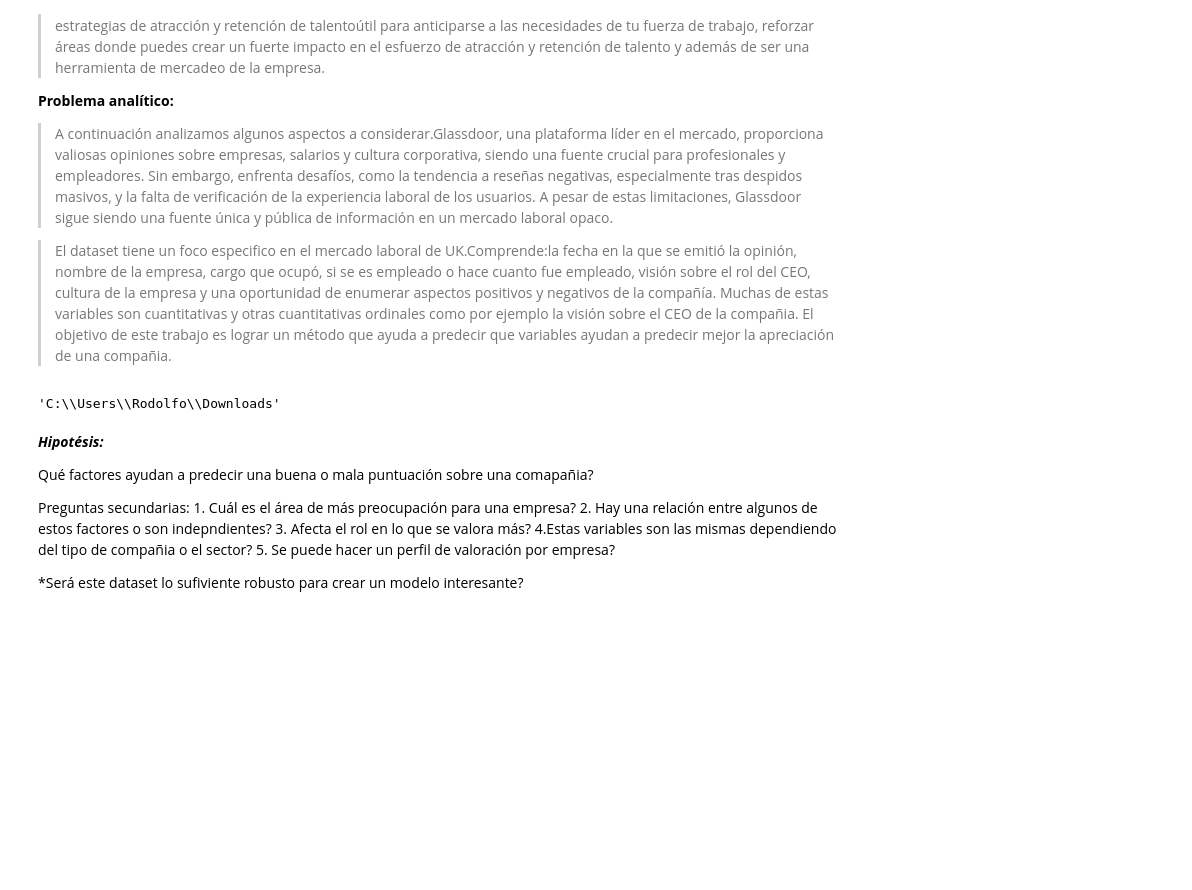
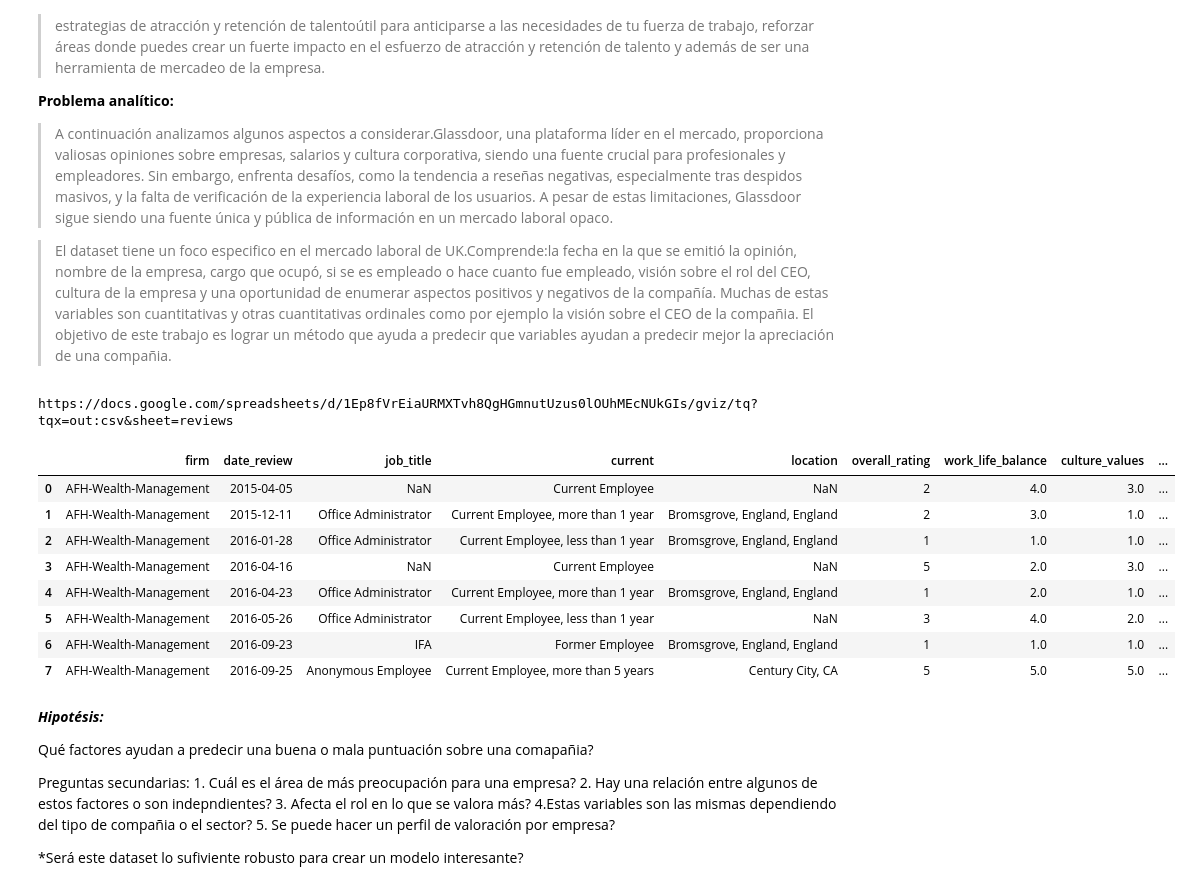
Before and after one commit to rodolforojasd/Proyecto, a Jupyter notebook: ProyectoDS_ParteII_+Rojas.ipynb, the cells around one changed output. Saved outputs shown, nothing was run; the diff lists cells and outputs as text; code cells hidden in the pictures; blank space fills up the shorter version.

```diff
--- a/ProyectoDS_ParteII_+Rojas.ipynb
+++ b/ProyectoDS_ParteII_+Rojas.ipynb
@@ -37,8 +31,3 @@ Estos análisis pueden ayudar a las empresas a anticipar problemas, mejorar la r
 >A continuación analizamos algunos aspectos a considerar.Glassdoor, una plataforma líder en el mercado, proporciona valiosas opiniones sobre empresas, salarios y cultura corporativa, siendo una fuente crucial para profesionales y empleadores. Sin embargo, enfrenta desafíos, como la tendencia a reseñas negativas, especialmente tras despidos masivos, y la falta de verificación de la experiencia laboral de los usuarios. A pesar de estas limitaciones, Glassdoor sigue siendo una fuente única y pública de información en un mercado laboral opaco.
 
 >El dataset tiene un foco especifico en el mercado laboral de UK.Comprende:la fecha en la que se emitió la opinión, nombre de la empresa,  cargo que ocupó, si se es empleado o hace cuanto fue empleado, visión sobre el rol del CEO, cultura de la empresa y una oportunidad de enumerar aspectos positivos y negativos de la compañía. Muchas de estas variables son cuantitativas y otras cuantitativas ordinales como por ejemplo la visión sobre el CEO de la compañia. El objetivo de este trabajo es lograr un método que ayuda a predecir que variables ayudan a predecir mejor la apreciación de una compañia.
-# %%
-os.chdir("C:/Users/Rodolfo/Downloads")
-os.getcwd()
-# %% [output]
-'C:\\Users\\Rodolfo\\Downloads'
@@ -48,3 +34,44 @@ industries = read_csv('firms&industries.csv')
+# %%
+# os.chdir("C:/Users/Rodolfo/Downloads")
+# os.getcwd()
+
+# glassdoor_reviews:
+
+googleSheetId = '1Ep8fVrEiaURMXTvh8QgHGmnutUzus0lOUhMEcNUkGIs'
+workSheetName = 'reviews'
+
+url ='https://docs.google.com/spreadsheets/d/{0}/gviz/tq?tqx=out:csv&sheet={1}'.format(
+    googleSheetId,
+    workSheetName
+)
+
+
+print(url)
+# industries:
+# https://docs.google.com/spreadsheets/d/1NxVL_c17vpUwiaUS72n0SV9-OvCrOKNIUREFKdSHM2Q/edit?usp=share_link
+googleSheetId2 = '1NxVL_c17vpUwiaUS72n0SV9-OvCrOKNIUREFKdSHM2Q'
+workSheetName2 = 'industries'
+url2 ='https://docs.google.com/spreadsheets/d/{0}/gviz/tq?tqx=out:csv&sheet={1}'.format(
+    googleSheetId2,
+    workSheetName2
+)
+# %% [output]
+https://docs.google.com/spreadsheets/d/1Ep8fVrEiaURMXTvh8QgHGmnutUzus0lOUhMEcNUkGIs/gviz/tq?tqx=out:csv&sheet=reviews
+# %%
+df = read_csv(url)
+industries = read_csv(url2)
+
+df.head(8)
+# %% [output]
+|  | firm | date_review | job_title | current | location | overall_rating | work_life_balance | culture_values | ... |
+| 0 | AFH-Wealth-Management | 2015-04-05 | NaN | Current Employee | NaN | 2 | 4.0 | 3.0 | ... |
+| 1 | AFH-Wealth-Management | 2015-12-11 | Office Administrator | Current Employee, more than 1 year | Bromsgrove, England, England | 2 | 3.0 | 1.0 | ... |
+| 2 | AFH-Wealth-Management | 2016-01-28 | Office Administrator | Current Employee, less than 1 year | Bromsgrove, England, England | 1 | 1.0 | 1.0 | ... |
+| 3 | AFH-Wealth-Management | 2016-04-16 | NaN | Current Employee | NaN | 5 | 2.0 | 3.0 | ... |
+| 4 | AFH-Wealth-Management | 2016-04-23 | Office Administrator | Current Employee, more than 1 year | Bromsgrove, England, England | 1 | 2.0 | 1.0 | ... |
+| 5 | AFH-Wealth-Management | 2016-05-26 | Office Administrator | Current Employee, less than 1 year | NaN | 3 | 4.0 | 2.0 | ... |
+| 6 | AFH-Wealth-Management | 2016-09-23 | IFA | Former Employee | Bromsgrove, England, England | 1 | 1.0 | 1.0 | ... |
+| 7 | AFH-Wealth-Management | 2016-09-25 | Anonymous Employee | Current Employee, more than 5 years | Century City, CA | 5 | 5.0 | 5.0 | ... |
 # %% [markdown]
 ***Hipotésis:***
 
```
Also changed, not shown: parts of 7 cells of this notebook.
